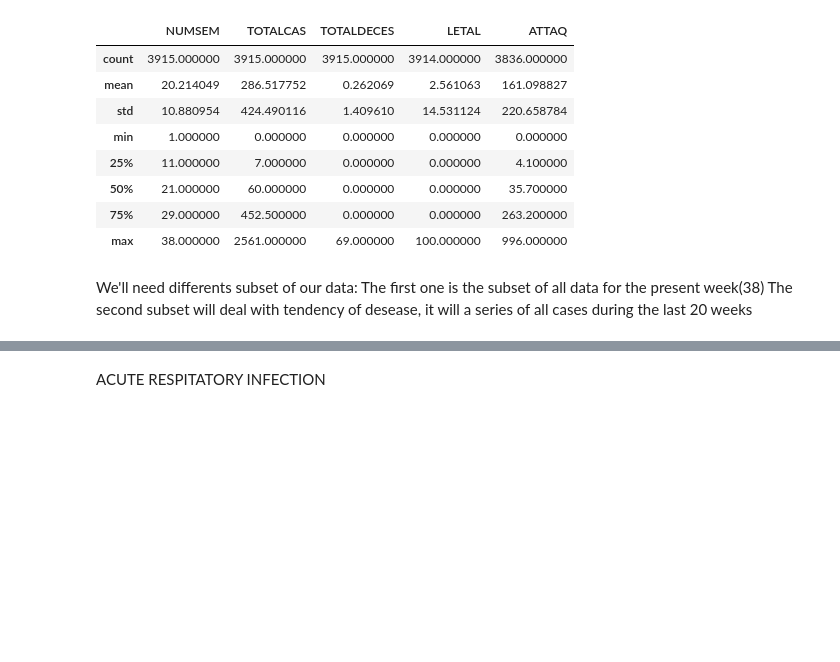
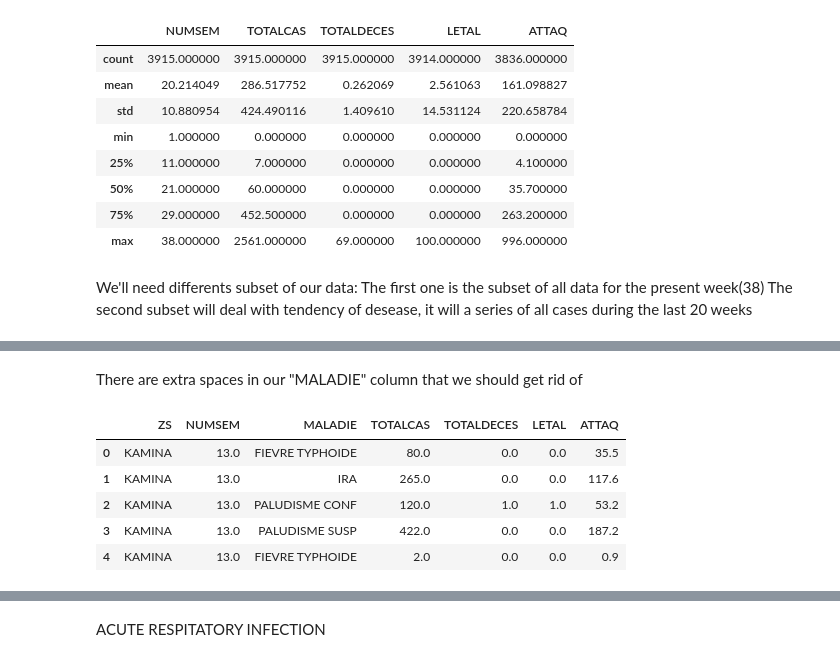
Before and after one commit to Pmuyunga/Epimiologic-Surveillance, a Jupyter notebook: Survepi.ipynb, the cells around one changed output, grey strips where cells are left out. Saved outputs shown, nothing was run; the diff lists cells and outputs as text; code cells hidden in the pictures; blank space fills up the shorter version.

Commit message:
A column MALADIE has been stripped of extra space

```diff
--- a/Survepi.ipynb
+++ b/Survepi.ipynb
@@ -93,0 +92,11 @@ array(['DECES MATERNELS', 'FIEVRE TYPHOIDE', 'IRA            ',
+# %% [markdown]
+There are extra spaces in our "MALADIE" column that we should get rid of
+# %%
+data1.head()
+# %% [output]
+|  | ZS | NUMSEM | MALADIE | TOTALCAS | TOTALDECES | LETAL | ATTAQ |
+| 0 | KAMINA | 13.0 | FIEVRE TYPHOIDE | 80.0 | 0.0 | 0.0 | 35.5 |
+| 1 | KAMINA | 13.0 | IRA | 265.0 | 0.0 | 0.0 | 117.6 |
+| 2 | KAMINA | 13.0 | PALUDISME CONF | 120.0 | 1.0 | 1.0 | 53.2 |
+| 3 | KAMINA | 13.0 | PALUDISME SUSP | 422.0 | 0.0 | 0.0 | 187.2 |
+| 4 | KAMINA | 13.0 | FIEVRE TYPHOIDE | 2.0 | 0.0 | 0.0 | 0.9 |
```
Also changed, not shown: parts of 7 cells of this notebook.
